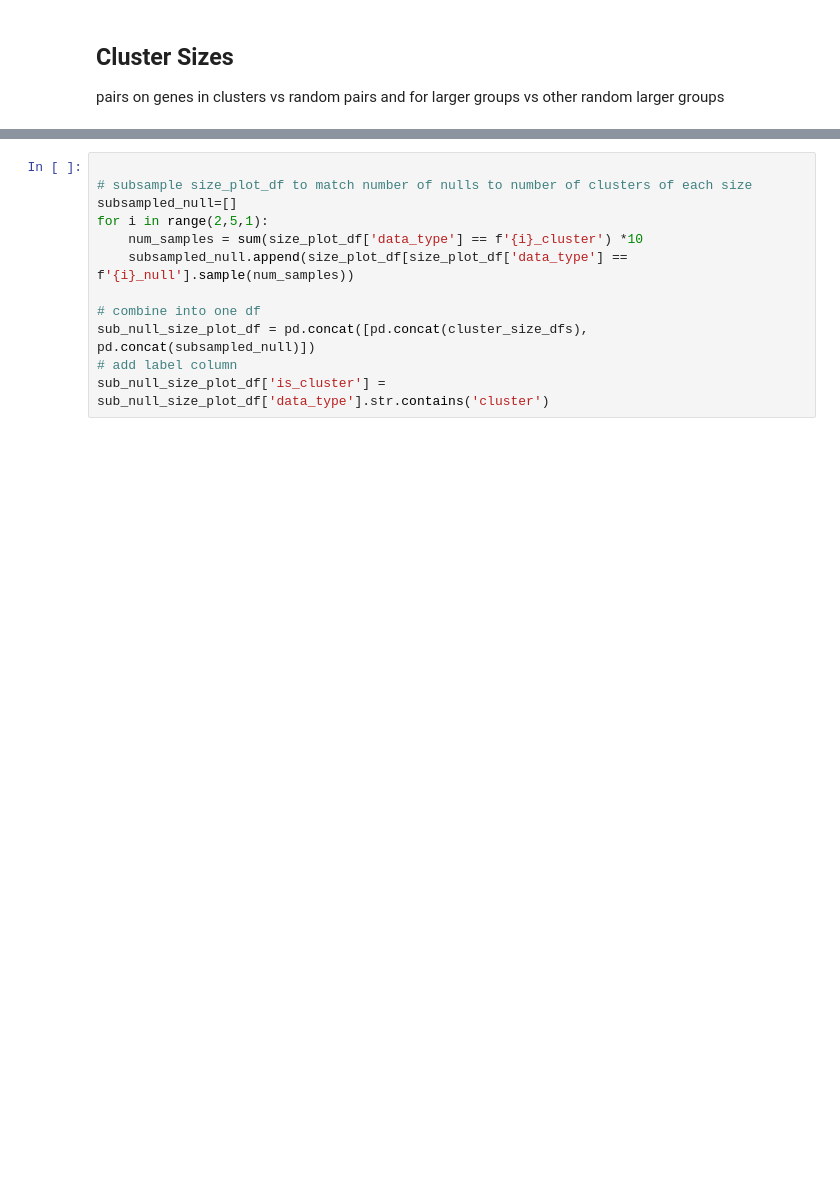
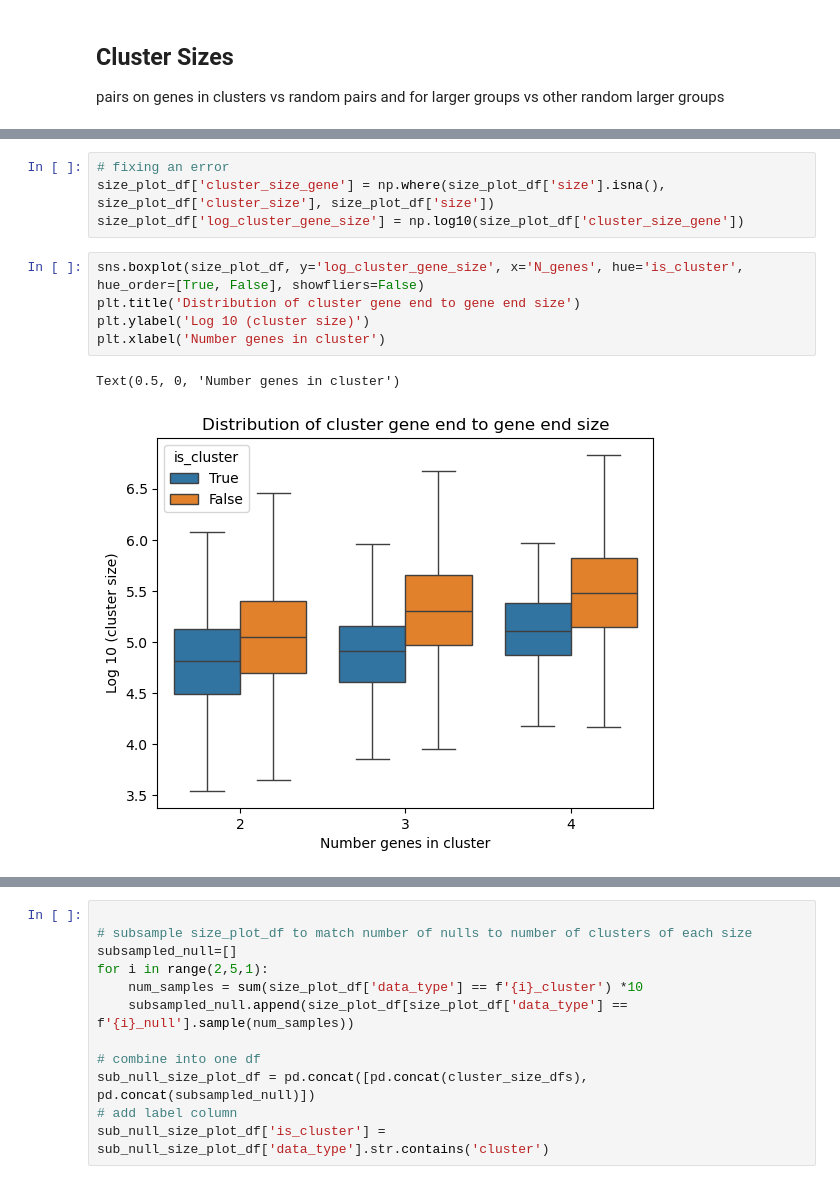
Before and after one commit to kal26/pcqtls, a Jupyter notebook: workflow/notebooks/cluster_analysis/cluster_annotation.ipynb, the cells around one changed output, grey strips where cells are left out. Drawn from its saved outputs; the diff is of its cells as text; blank space fills up the shorter version.

```diff
--- a/workflow/notebooks/cluster_analysis/cluster_annotation.ipynb
+++ b/workflow/notebooks/cluster_analysis/cluster_annotation.ipynb
@@ -184,0 +185,12 @@ Text(0.5, 1.0, 'Distribution of gene-gene distance for clusters and genomic back
+# %%
+# fixing an error
+size_plot_df['cluster_size_gene'] = np.where(size_plot_df['size'].isna(), size_plot_df['cluster_size'], size_plot_df['size'])
+size_plot_df['log_cluster_gene_size'] = np.log10(size_plot_df['cluster_size_gene'])
+# %%
+sns.boxplot(size_plot_df, y='log_cluster_gene_size', x='N_genes', hue='is_cluster', hue_order=[True, False], showfliers=False)
+plt.title('Distribution of cluster gene end to gene end size')
+plt.ylabel('Log 10 (cluster size)')
+plt.xlabel('Number genes in cluster')
+# %% [output]
+Text(0.5, 0, 'Number genes in cluster')
+[figure, added]
```
Also changed, not shown: parts of 40 cells of this notebook, 11 other files.
